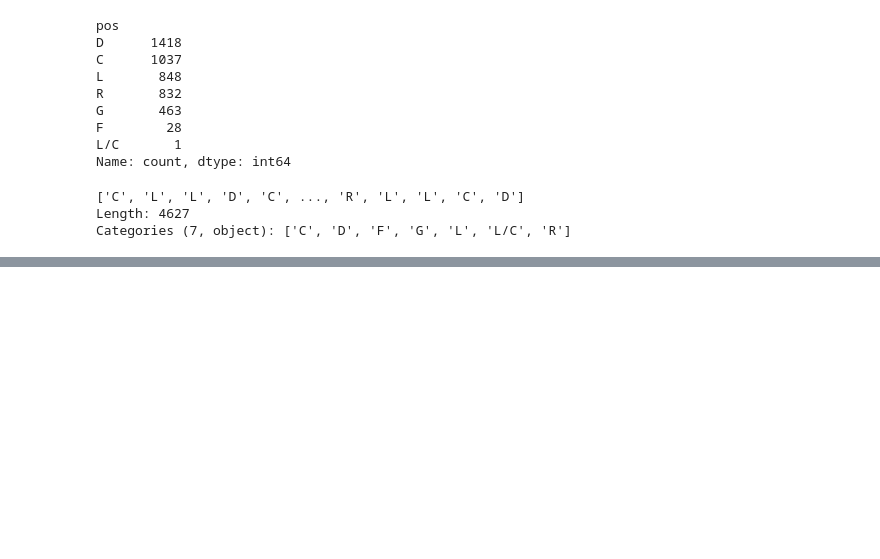
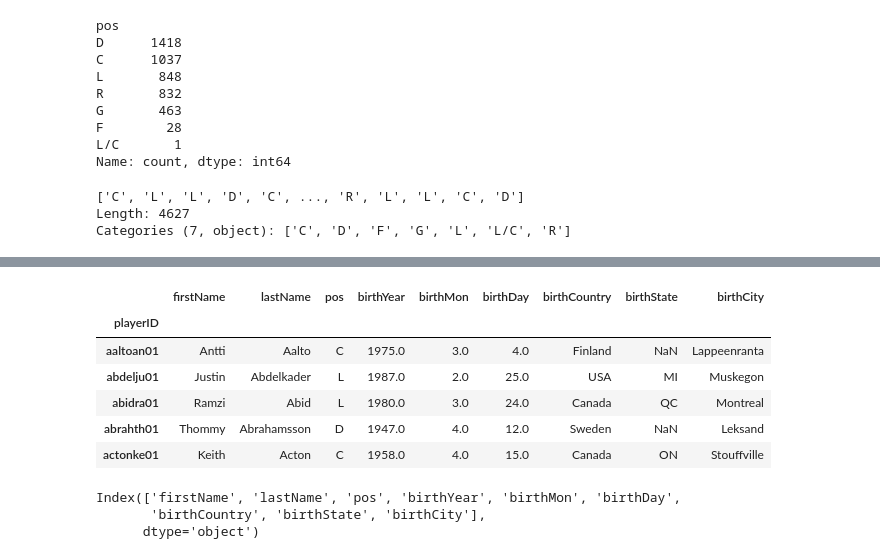
Before and after one commit to Kinetics20/hockey_pandas_practice, a Jupyter notebook: notebooks/prep_dataset.ipynb, the cells around one changed output, grey strips where cells are left out. Drawn from its saved outputs; the diff is of its cells as text; code cells hidden in the pictures; blank space fills up the shorter version.

Commit message:
work out with pandas, drop, Categorical, loc, query, nunique

```diff
--- a/notebooks/prep_dataset.ipynb
+++ b/notebooks/prep_dataset.ipynb
@@ -226,6 +226,8 @@ Length: 4627
 Categories (7, object): ['C', 'D', 'F', 'G', 'L', 'L/C', 'R']
 # %%
 master.loc[:, 'pos'] = pd.Categorical(master['pos'])
+# %%
+master['pos'] = pd.Categorical(master['pos'])
 # %%
 master.dtypes
 # %% [output]
@@ -242,0 +280,3 @@ dtype: object
+# %%
+master['birthCountry'] = pd.Categorical(master['birthCountry'])
+master['birthState'] = pd.Categorical(master['birthState'])
@@ -242,0 +297,18 @@ dtype: object
+# %%
+master.set_index('playerID', inplace=True)
+# %%
+master.head()
+# %% [output]
+|  | firstName | lastName | pos | birthYear | birthMon | birthDay | birthCountry | birthState | birthCity |
+| playerID |  |  |  |  |  |  |  |  |  |
+| aaltoan01 | Antti | Aalto | C | 1975.0 | 3.0 | 4.0 | Finland | NaN | Lappeenranta |
+| abdelju01 | Justin | Abdelkader | L | 1987.0 | 2.0 | 25.0 | USA | MI | Muskegon |
+| abidra01 | Ramzi | Abid | L | 1980.0 | 3.0 | 24.0 | Canada | QC | Montreal |
+| abrahth01 | Thommy | Abrahamsson | D | 1947.0 | 4.0 | 12.0 | Sweden | NaN | Leksand |
+| actonke01 | Keith | Acton | C | 1958.0 | 4.0 | 15.0 | Canada | ON | Stouffville |
+# %%
+master.columns
+# %% [output]
+Index(['firstName', 'lastName', 'pos', 'birthYear', 'birthMon', 'birthDay',
+       'birthCountry', 'birthState', 'birthCity'],
+      dtype='object')
```
Also changed, not shown: parts of 52 cells of this notebook, 4 other files.
